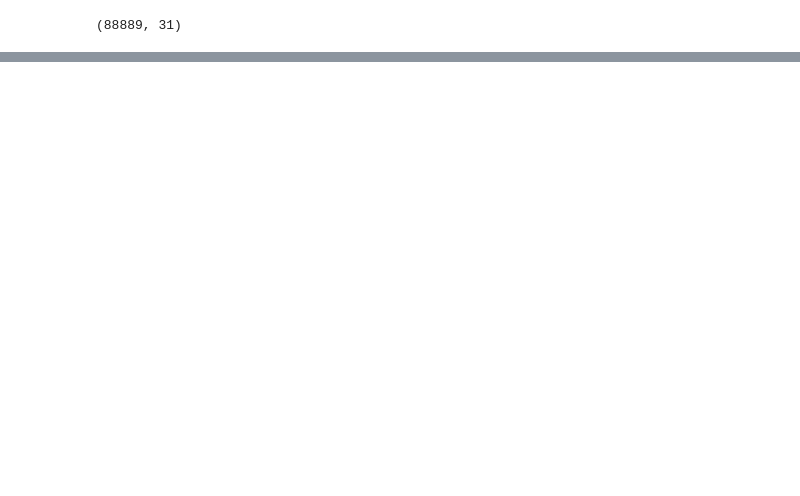
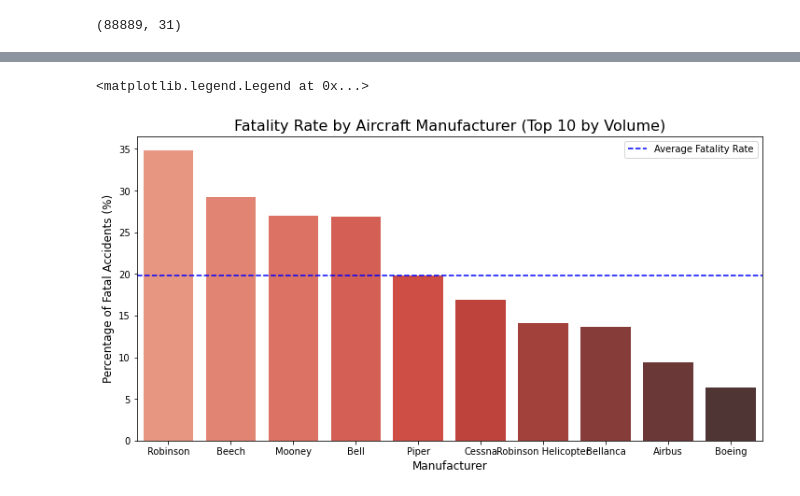
Before and after one commit to danielowuor/projectphase1, a Jupyter notebook: Phase1Project.ipynb, the cells around one changed output, grey strips where cells are left out. Saved outputs shown, nothing was run; the diff lists cells and outputs as text; code cells hidden in the pictures; blank space fills up the shorter version.

```diff
--- a/Phase1Project.ipynb
+++ b/Phase1Project.ipynb
@@ -135,0 +224,2 @@ df.shape
+# %%
+df['Total.Injuries'] = (df['Total.Fatal.Injuries'] + df['Total.Serious.Injuries'] + df['Total.Minor.Injuries']) # Calculate total injuries
@@ -135,0 +381,29 @@ df.shape
+# %%
+
+# Identify Top Manufacturers by total accident volume
+top_makes = df['Make'].value_counts().nlargest(10).index
+df_top = df[df['Make'].isin(top_makes)]
+
+# Calculate Fatality Rate per Make
+# Group by Make and Outcome
+outcome_counts = df_top.groupby(['Make', 'Outcome']).size().unstack(fill_value=0)
+
+# Calculate Percentage
+outcome_counts['Total'] = outcome_counts['Fatal'] + outcome_counts['Non-Fatal']
+outcome_counts['Fatality_Rate'] = (outcome_counts['Fatal'] / outcome_counts['Total']) * 100
+
+# Sort by Fatality Rate for the plot
+outcome_counts = outcome_counts.sort_values('Fatality_Rate', ascending=False)
+
+# Plot
+plt.figure(figsize=(12, 6))
+sns.barplot(x=outcome_counts.index, y=outcome_counts['Fatality_Rate'], palette='Reds_d')
+
+plt.title('Fatality Rate by Aircraft Manufacturer (Top 10 by Volume)', fontsize=16)
+plt.xlabel('Manufacturer', fontsize=12)
+plt.ylabel('Percentage of Fatal Accidents (%)', fontsize=12)
+plt.axhline(y=outcome_counts['Fatality_Rate'].mean(), color='blue', linestyle='--', label='Average Fatality Rate')
+plt.legend()
+# %% [output]
+<matplotlib.legend.Legend at 0x...>
+[figure, added]
```
Also changed, not shown: parts of 61 cells of this notebook, 4 other files.
